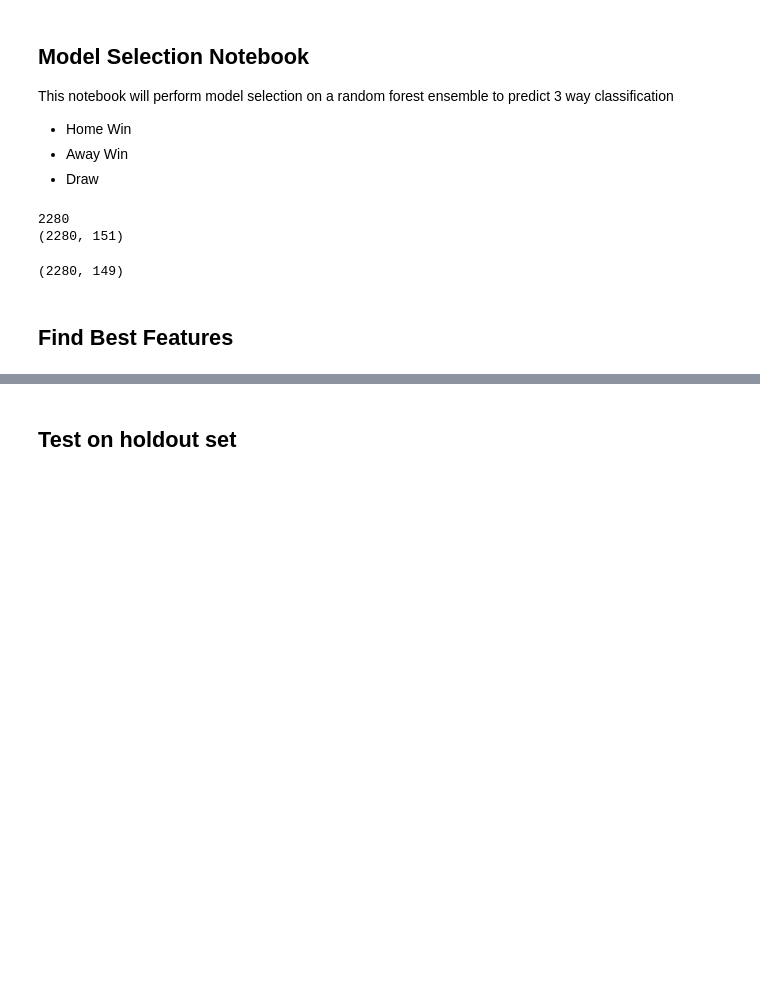
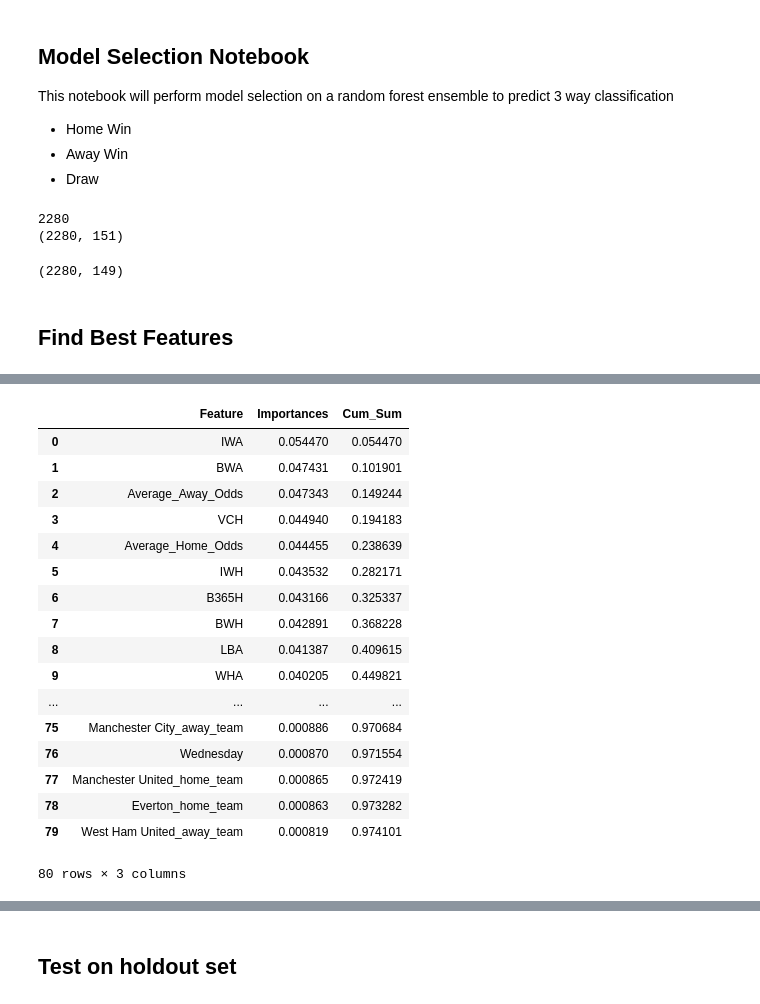
Before and after one commit to mtetkosk/European_Soccer_Prediction, a Jupyter notebook: notebooks/20170127_Model_Creation.ipynb, the cells around one changed output, grey strips where cells are left out. Cells and saved outputs as stored; diff of their text form; code cells hidden in the pictures; blank space fills up the shorter version.

```diff
--- a/notebooks/20170127_Model_Creation.ipynb
+++ b/notebooks/20170127_Model_Creation.ipynb
@@ -94,3 +47,39 @@ TypeError: range() integer end argument expected, got str.
+# %%
+features = data.copy()
+target = features['Result_Target']
+del features['Result_Target']
+
+features_model = RandomForestClassifier(n_estimators = 500, max_depth = 5)
+
+mdl = features_model.fit(features,target)
+
+importances = mdl.feature_importances_
+# %%
+feature_importances = pd.DataFrame({'Feature':features.columns, 'Importances':importances})
+
+feature_importances = feature_importances.sort_values('Importances',ascending = False).reset_index(drop=True)
+# %%
+feature_importances['Cum_Sum'] = feature_importances['Importances'].cumsum()
+feature_importances[:80]
+# %% [output]
+|  | Feature | Importances | Cum_Sum |
+| 0 | IWA | 0.054470 | 0.054470 |
+| 1 | BWA | 0.047431 | 0.101901 |
+| 2 | Average_Away_Odds | 0.047343 | 0.149244 |
+| 3 | VCH | 0.044940 | 0.194183 |
+| 4 | Average_Home_Odds | 0.044455 | 0.238639 |
+| 5 | IWH | 0.043532 | 0.282171 |
+| 6 | B365H | 0.043166 | 0.325337 |
+| 7 | BWH | 0.042891 | 0.368228 |
+| 8 | LBA | 0.041387 | 0.409615 |
+| 9 | WHA | 0.040205 | 0.449821 |
+| ... | ... | ... | ... |
+| 75 | Manchester City_away_team | 0.000886 | 0.970684 |
+| 76 | Wednesday | 0.000870 | 0.971554 |
+| 77 | Manchester United_home_team | 0.000865 | 0.972419 |
+| 78 | Everton_home_team | 0.000863 | 0.973282 |
+| 79 | West Ham United_away_team | 0.000819 | 0.974101 |
+80 rows × 3 columns
 # %%
 ## First step is to set up training and holdout set
 def Assign_Train_Test(df):
```
Also changed, not shown: parts of 11 cells of this notebook, 1 other file.
